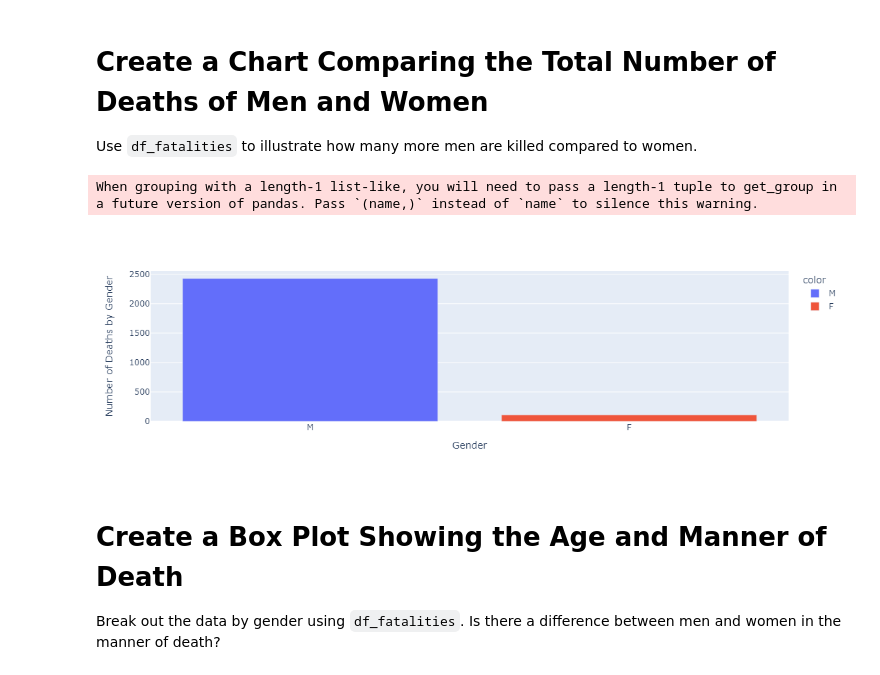
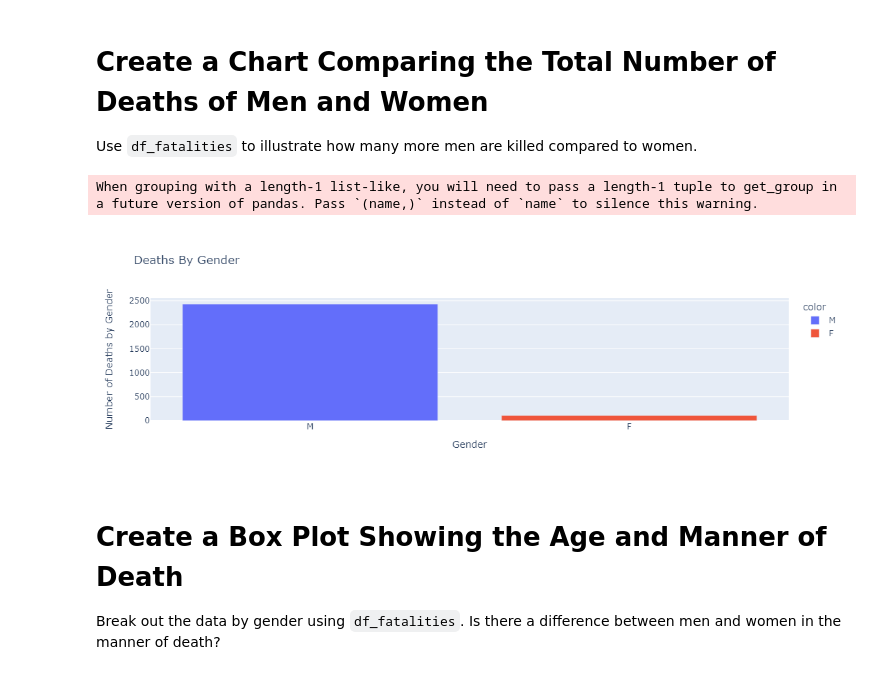
Before and after one commit to mzeeshanaltaf/datascience-fatal-police-shooting, a Jupyter notebook: Fatal_Police_Shootings.ipynb, the cells around one changed output. Saved outputs shown, nothing was run; the diff lists cells and outputs as text; code cells hidden in the pictures.

```diff
--- a/Fatal_Police_Shootings.ipynb
+++ b/Fatal_Police_Shootings.ipynb
@@ -409,14 +398,14 @@ count = killed_by_gender.value_counts()
 # %%
 fig = px.bar(x=count.index, y=count.values,
 							hover_name=count.values, color=count.index,
-							color_continuous_scale='Agsunset')
+							color_continuous_scale='Agsunset', title='Deaths By Gender')
 fig.update_layout(xaxis_title='Gender', yaxis_title='Number of Deaths by Gender',
 									coloraxis_showscale=False)
 fig.update_traces(hovertemplate='Gender: %{x} <br>Nr of Deaths: %{y}')
 fig.show()
 # %% [output]
 When grouping with a length-1 list-like, you will need to pass a length-1 tuple to get_group in a future version of pandas. Pass `(name,)` instead of `name` to silence this warning.
-[figure, old version]
+[figure, new version]
 # %% [markdown]
 # Create a Box Plot Showing the Age and Manner of Death
 
```
Also changed, not shown: parts of 36 cells of this notebook.
